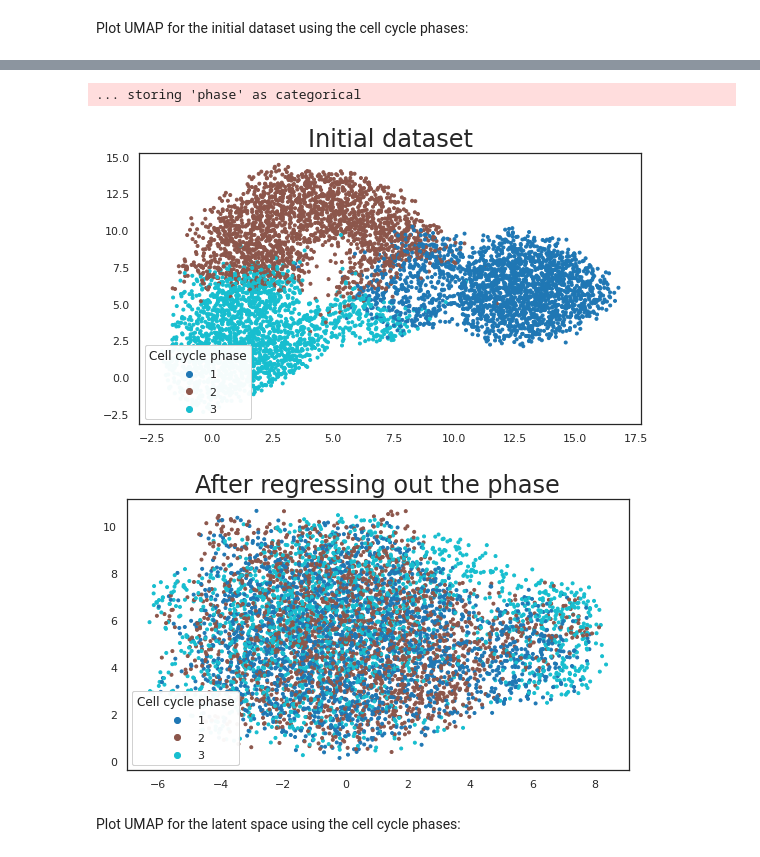
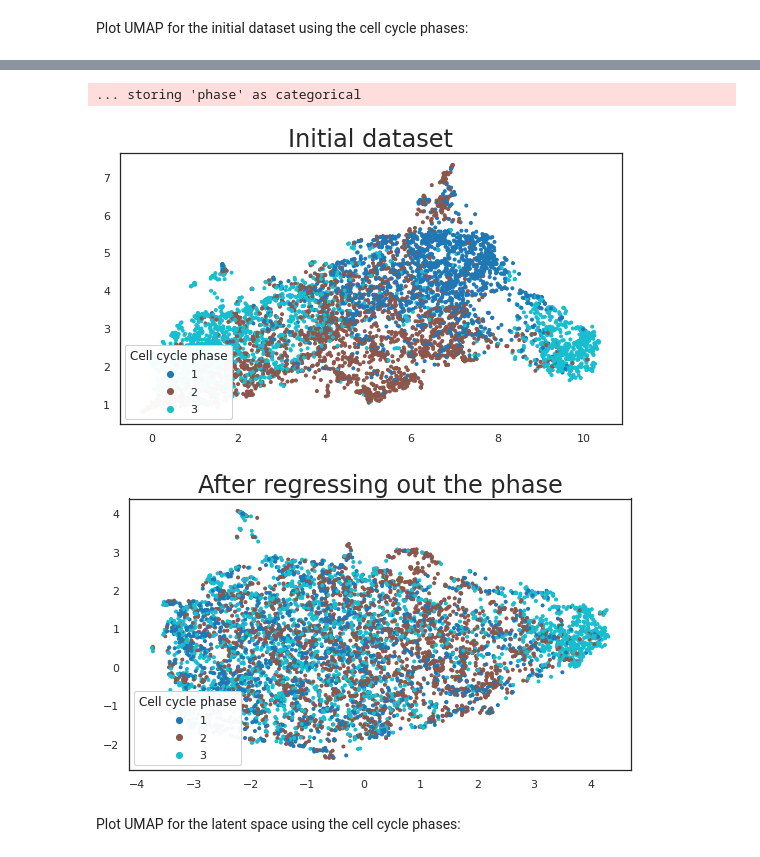
Before and after one commit to marinapts/dissertation_single_cell, a Jupyter notebook: scDeepCluster/latent_space_HOMs.ipynb, the cells around one changed output, grey strips where cells are left out. Cells and saved outputs as stored; diff of their text form; code cells hidden in the pictures.

Commit message:
Finalize preprocessing of datasets

```diff
--- a/scDeepCluster/latent_space_HOMs.ipynb
+++ b/scDeepCluster/latent_space_HOMs.ipynb
@@ -11,4 +16,0 @@ from collections import OrderedDict
-# %%
-sc.logging.print_version_and_date()
-sns.set(style='white', context='notebook', rc={'figure.figsize': (9, 4)})
-np.random.seed(42)
@@ -44,3 +50,7 @@ E13_hom_data = E13_hom_data.div(E13_hom_data.sum(axis=1), axis=0)  # Normalise c
 # E14_hom = E14_hom.T
 # E14_hom_data = E14_hom.reset_index(drop=True)
 # E14_hom_data = E14_hom_data.div(E14_hom_data.sum(axis=1), axis=0)  # Normalise counts per cell
+# %%
+E13_hom = sc.read_h5ad('../ann_data/exp_04/E13_hom_norm_variable_genes.h5ad')
+E13_hom = E13_hom.to_df()
+print(E13_hom.shape)
@@ -79,7 +91,7 @@ def draw_umap(data, labels, n_neighbors=5, min_dist=0.99, n_components=2,
         scatter = ax.scatter(u[:,0], range(len(u)), c=labels, cmap=cmap, marker='.')
     if n_components == 2:
         ax = fig.add_subplot(111)
-        scatter = ax.scatter(u[:,0], u[:,1], cmap=cmap, marker='.')
+        scatter = ax.scatter(u[:,0], u[:,1], c=labels or None, cmap=cmap, marker='.')
     if n_components == 3:
         ax = fig.add_subplot(111, projection='3d')
         scatter = ax.scatter(u[:,0], u[:,1], u[:,2], c=labels, s=100, cmap=cmap, marker='.')
@@ -117,7 +129,7 @@ def plot_umap_for_markers(embedding, orig_data, labels, n_neighbors=5, min_dist=
 # %% [markdown]
 Followed this tutorial: https://github.com/theislab/scanpy_usage/blob/master/180209_cell_cycle/cell_cycle.ipynb
 # %%
-def cell_cycle_phase(dataset):
+def cell_cycle_phase(dataset, min_dist=0.1):
     # Get cell cycle scores and phases from the initial dataset and use the phases to plot the latent space
 
     # Load initial dataset (after qc and pre-normalisation - the one we feed to the AE) and the list
@@ -130,13 +142,6 @@ def cell_cycle_phase(dataset):
     g2m_genes = cell_cycle_genes[43:]
     cell_cycle_genes = [x for x in cell_cycle_genes if x in adata.var_names]
 
-    # sc.pp.filter_cells(adata, min_genes=200)
-#     sc.pp.filter_genes(adata, min_cells=3)
-#     sc.pp.normalize_per_cell(adata, counts_per_cell_after=1e4)
-#     sc.pp.log1p(adata)
-#     sc.pp.scale(adata)
-#     print('Normalise, log and scale:', adata.shape)
-
     sc.tl.score_genes_cell_cycle(adata, s_genes=s_genes, g2m_genes=g2m_genes)
     cc_phase = adata.obs.phase
 
@@ -146,7 +151,7 @@ def cell_cycle_phase(dataset):
     mapping = {'G1': 1, 'S': 2, 'G2M': 3}
     cc_phase_num = [mapping[i] for i in list(cc_phase)]
     draw_umap(adata_cc_genes.X,  cc_phase_num, legend_title='Cell cycle phase',
-              title='Initial dataset')
+              title='Initial dataset', min_dist=min_dist)
 
 
     # Strong effect of cell cycle effect -> unwanted variation -> regress out
@@ -158,7 +163,7 @@ def cell_cycle_phase(dataset):
     # sc.tl.pca(adata_cc_genes)
     # sc.pl.pca_scatter(adata_cc_genes, color='phase')
     draw_umap(adata_cc_genes.X,  cc_phase_num, legend_title='Cell cycle phase',
-              title='After regressing out the phase')
+              title='After regressing out the phase', min_dist=min_dist)
 
 
     return cc_phase_num
@@ -201,5 +198,5 @@ plot_umap_for_markers(E13_hom_embedding, E13_hom_data, ectopic, cmap='PuRd')
 # %% [markdown]
 Plot UMAP for the initial dataset using the cell cycle phases:
 # %%
-cell_cycle_phases_E13 = cell_cycle_phase(E13_hom)
+cell_cycle_phases_E13 = cell_cycle_phase(E13_hom, min_dist=0.001)
 # %% [output]
@@ -210,6 +206,6 @@ WARNING: genes are not in var_names and ignored: ['Fam64a']
 ... storing 'phase' as categorical
-[figure, old version]
+[figure, new version]
-[figure, old version]
+[figure, new version]
 # %% [markdown]
 Plot UMAP for the latent space using the cell cycle phases:
 # %%
```
Also changed, not shown: parts of 24 cells of this notebook.
